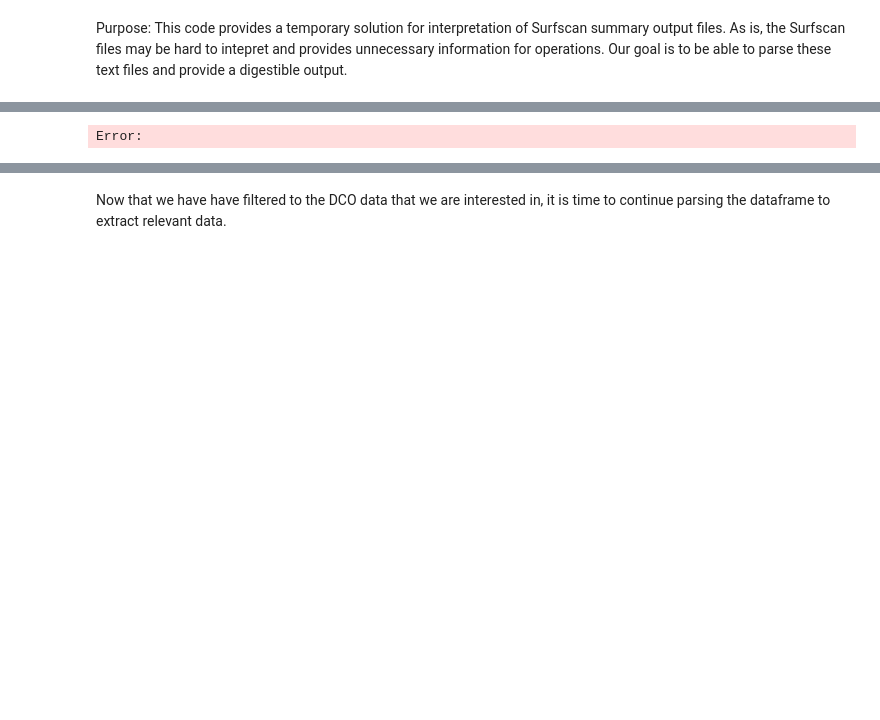
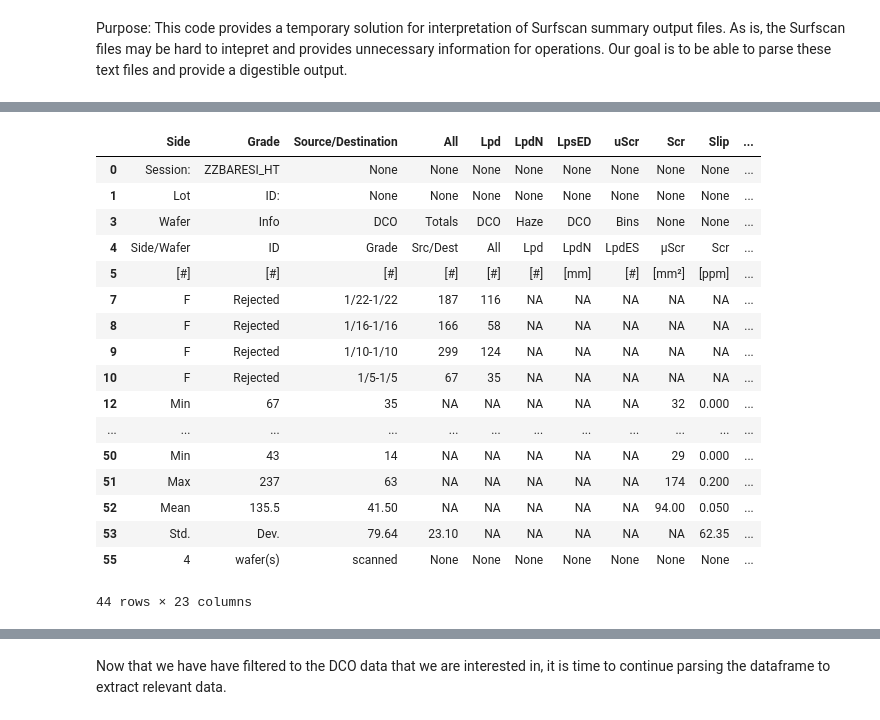
Before and after one commit to anhvo31/wafer-particles, a Jupyter notebook: Data_Summary_Analysis.ipynb, the cells around one changed output, grey strips where cells are left out. Cells and saved outputs as stored; diff of their text form; code cells hidden in the pictures; blank space fills up the shorter version.

Commit message:
fixed area column

```diff
--- a/Data_Summary_Analysis.ipynb
+++ b/Data_Summary_Analysis.ipynb
@@ -51,14 +63,31 @@ Error:
 # %%
 #Here, we split the df by space. We are creating a total of 23 columns, therefore we use number 22 because (0,1,2,3,...,22)
 df = df.str.split(' ',22, expand=True)
 
 #Adding proper column headers
-df.columns = ['Side','WaferID','Grade','Source/Destination','All','Lpd','LpdN',
-    'LpsED','uScr','Scr','Slip','Area','Avg','Median','STDV','Bin1','Bin2','Bin3',
+df.columns = ['Side','Grade','Source/Destination','All','Lpd','LpdN',
+    'LpsED','uScr','Scr','Slip','Area (#)','Area (mm^2)','Avg','Median','STDV','Bin1','Bin2','Bin3',
     'Bin4','Bin5','Bin6','Bin7','Bin8']
 df
 # %% [output]
+|  | Side | Grade | Source/Destination | All | Lpd | LpdN | LpsED | uScr | Scr | Slip | ... |
+| 0 | Session: | ZZBARESI_HT | None | None | None | None | None | None | None | None | ... |
+| 1 | Lot | ID: | None | None | None | None | None | None | None | None | ... |
+| 3 | Wafer | Info | DCO | Totals | DCO | Haze | DCO | Bins | None | None | ... |
+| 4 | Side/Wafer | ID | Grade | Src/Dest | All | Lpd | LpdN | LpdES | µScr | Scr | ... |
+| 5 | [#] | [#] | [#] | [#] | [#] | [#] | [mm] | [#] | [mm²] | [ppm] | ... |
+| 7 | F | Rejected | 1/22-1/22 | 187 | 116 | NA | NA | NA | NA | NA | ... |
+| 8 | F | Rejected | 1/16-1/16 | 166 | 58 | NA | NA | NA | NA | NA | ... |
+| 9 | F | Rejected | 1/10-1/10 | 299 | 124 | NA | NA | NA | NA | NA | ... |
+| 10 | F | Rejected | 1/5-1/5 | 67 | 35 | NA | NA | NA | NA | NA | ... |
+| 12 | Min | 67 | 35 | NA | NA | NA | NA | NA | 32 | 0.000 | ... |
+| ... | ... | ... | ... | ... | ... | ... | ... | ... | ... | ... | ... |
+| 50 | Min | 43 | 14 | NA | NA | NA | NA | NA | 29 | 0.000 | ... |
+| 51 | Max | 237 | 63 | NA | NA | NA | NA | NA | 174 | 0.200 | ... |
+| 52 | Mean | 135.5 | 41.50 | NA | NA | NA | NA | NA | 94.00 | 0.050 | ... |
+| 53 | Std. | Dev. | 79.64 | 23.10 | NA | NA | NA | NA | NA | 62.35 | ... |
+| 55 | 4 | wafer(s) | scanned | None | None | None | None | None | None | None | ... |
-Error:
+44 rows × 23 columns
 # %%
 #Here, we identify the index of the row we want to stop
 #We want to stop the code when the 'WaferID' column reads 'wafer(s)'
```
Also changed, not shown: parts of 7 cells of this notebook.
